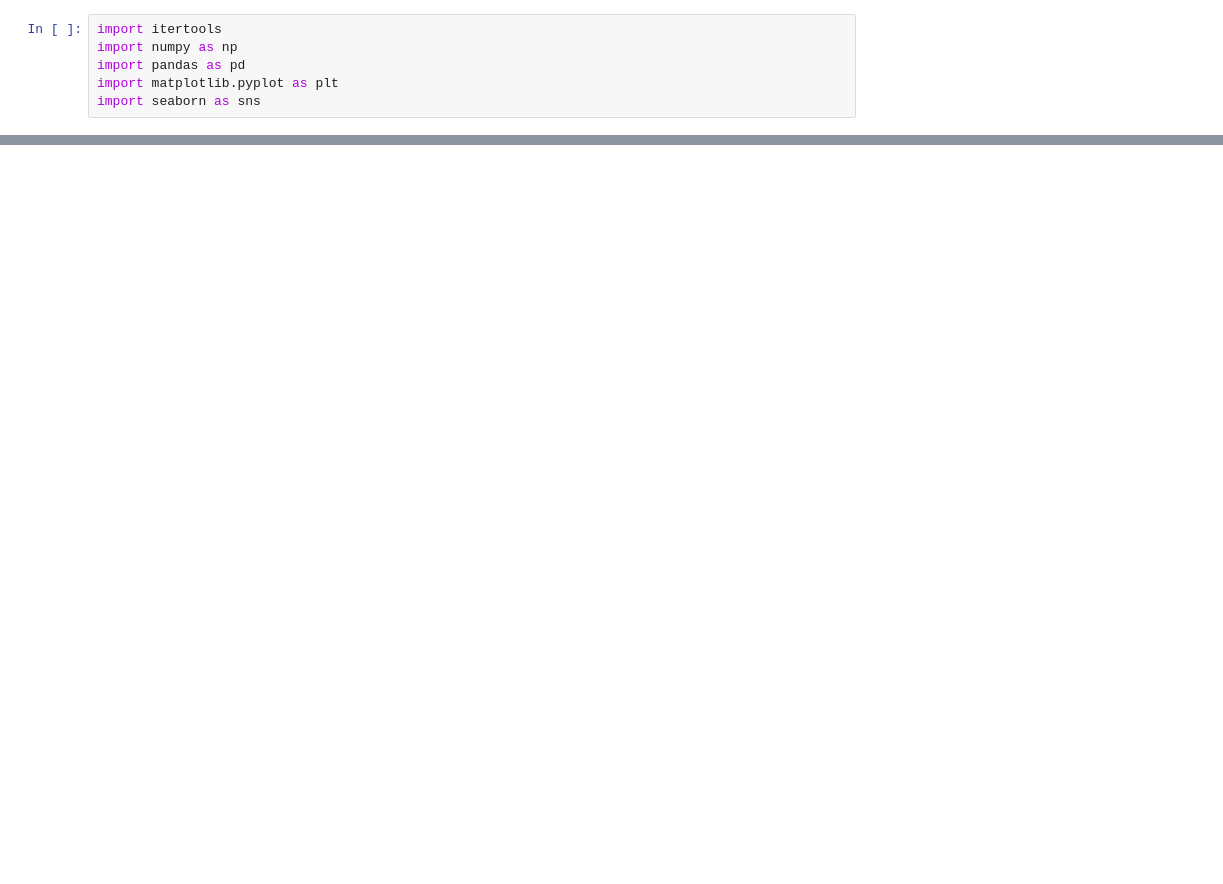
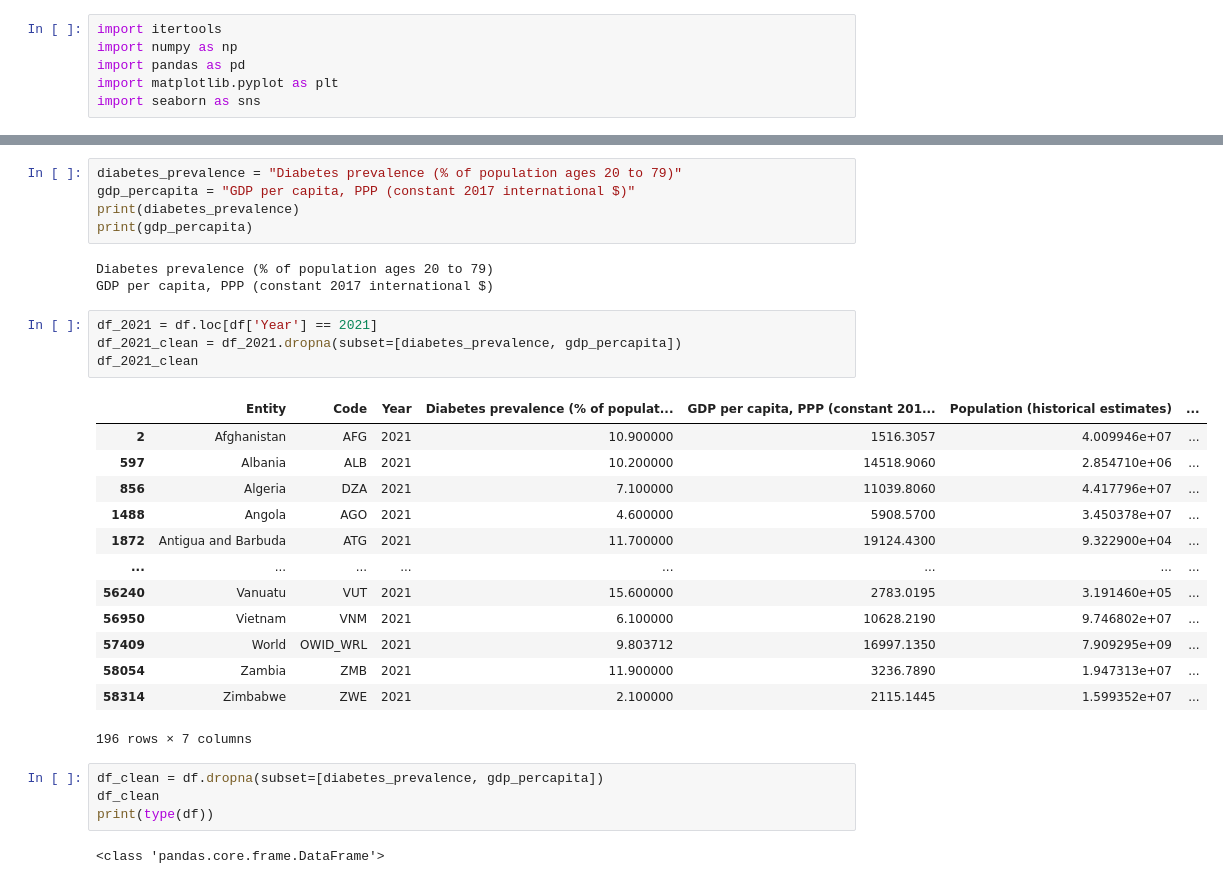
Before and after one commit to farreladriann/kucing, a Jupyter notebook: stat/diabetesVSgpd.ipynb, the cells around one changed output, grey strips where cells are left out. Saved outputs shown, nothing was run; the diff lists cells and outputs as text; blank space fills up the shorter version.

```diff
--- a/stat/diabetesVSgpd.ipynb
+++ b/stat/diabetesVSgpd.ipynb
@@ -31,0 +42,32 @@ df
+# %%
+diabetes_prevalence = "Diabetes prevalence (% of population ages 20 to 79)"
+gdp_percapita = "GDP per capita, PPP (constant 2017 international $)"
+print(diabetes_prevalence)
+print(gdp_percapita)
+# %% [output]
+Diabetes prevalence (% of population ages 20 to 79)
+GDP per capita, PPP (constant 2017 international $)
+# %%
+df_2021 = df.loc[df['Year'] == 2021]
+df_2021_clean = df_2021.dropna(subset=[diabetes_prevalence, gdp_percapita])
+df_2021_clean
+# %% [output]
+|  | Entity | Code | Year | Diabetes prevalence (% of populat... | GDP per capita, PPP (constant 201... | Population (historical estimates) | ... |
+| 2 | Afghanistan | AFG | 2021 | 10.900000 | 1516.3057 | 4.009946e+07 | ... |
+| 597 | Albania | ALB | 2021 | 10.200000 | 14518.9060 | 2.854710e+06 | ... |
+| 856 | Algeria | DZA | 2021 | 7.100000 | 11039.8060 | 4.417796e+07 | ... |
+| 1488 | Angola | AGO | 2021 | 4.600000 | 5908.5700 | 3.450378e+07 | ... |
+| 1872 | Antigua and Barbuda | ATG | 2021 | 11.700000 | 19124.4300 | 9.322900e+04 | ... |
+| ... | ... | ... | ... | ... | ... | ... | ... |
+| 56240 | Vanuatu | VUT | 2021 | 15.600000 | 2783.0195 | 3.191460e+05 | ... |
+| 56950 | Vietnam | VNM | 2021 | 6.100000 | 10628.2190 | 9.746802e+07 | ... |
+| 57409 | World | OWID_WRL | 2021 | 9.803712 | 16997.1350 | 7.909295e+09 | ... |
+| 58054 | Zambia | ZMB | 2021 | 11.900000 | 3236.7890 | 1.947313e+07 | ... |
+| 58314 | Zimbabwe | ZWE | 2021 | 2.100000 | 2115.1445 | 1.599352e+07 | ... |
+196 rows × 7 columns
+# %%
+df_clean = df.dropna(subset=[diabetes_prevalence, gdp_percapita])
+df_clean
+print(type(df))
+# %% [output]
+<class 'pandas.core.frame.DataFrame'>
```
Also changed, not shown: parts of 7 cells of this notebook, 18 other files.
